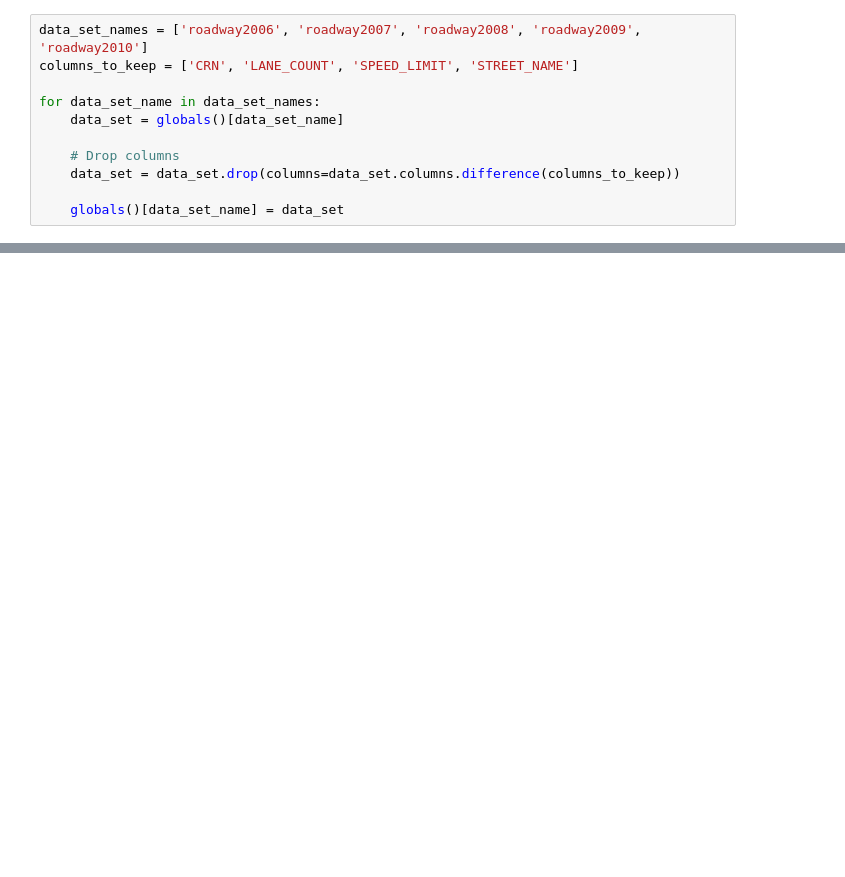
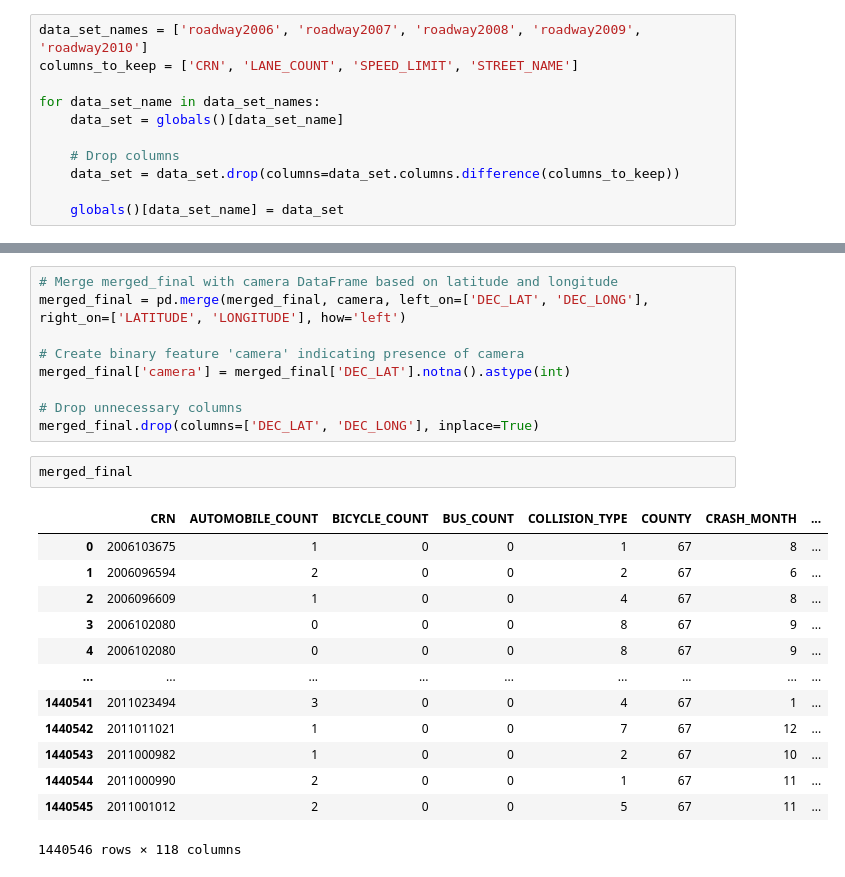
Before and after one commit to hahuynh1/Data-Science-ITS-Capstone, a Jupyter notebook: ITS.ipynb, the cells around one changed output, grey strips where cells are left out. Drawn from its saved outputs; the diff is of its cells as text; blank space fills up the shorter version.

```diff
--- a/ITS.ipynb
+++ b/ITS.ipynb
@@ -316,0 +319,25 @@ roadway2006
+# %%
+# Merge merged_final with camera DataFrame based on latitude and longitude
+merged_final = pd.merge(merged_final, camera, left_on=['DEC_LAT', 'DEC_LONG'], right_on=['LATITUDE', 'LONGITUDE'], how='left')
+
+# Create binary feature 'camera' indicating presence of camera
+merged_final['camera'] = merged_final['DEC_LAT'].notna().astype(int)
+
+# Drop unnecessary columns
+merged_final.drop(columns=['DEC_LAT', 'DEC_LONG'], inplace=True)
+# %%
+merged_final
+# %% [output]
+|  | CRN | AUTOMOBILE_COUNT | BICYCLE_COUNT | BUS_COUNT | COLLISION_TYPE | COUNTY | CRASH_MONTH | ... |
+| 0 | 2006103675 | 1 | 0 | 0 | 1 | 67 | 8 | ... |
+| 1 | 2006096594 | 2 | 0 | 0 | 2 | 67 | 6 | ... |
+| 2 | 2006096609 | 1 | 0 | 0 | 4 | 67 | 8 | ... |
+| 3 | 2006102080 | 0 | 0 | 0 | 8 | 67 | 9 | ... |
+| 4 | 2006102080 | 0 | 0 | 0 | 8 | 67 | 9 | ... |
+| ... | ... | ... | ... | ... | ... | ... | ... | ... |
+| 1440541 | 2011023494 | 3 | 0 | 0 | 4 | 67 | 1 | ... |
+| 1440542 | 2011011021 | 1 | 0 | 0 | 7 | 67 | 12 | ... |
+| 1440543 | 2011000982 | 1 | 0 | 0 | 2 | 67 | 10 | ... |
+| 1440544 | 2011000990 | 2 | 0 | 0 | 1 | 67 | 11 | ... |
+| 1440545 | 2011001012 | 2 | 0 | 0 | 5 | 67 | 11 | ... |
+1440546 rows × 118 columns
```
Also changed, not shown: parts of 23 cells of this notebook.
